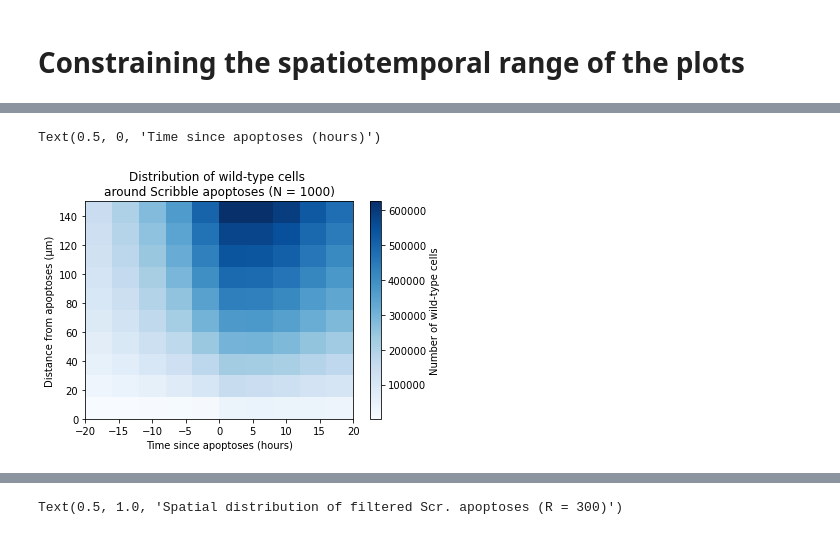
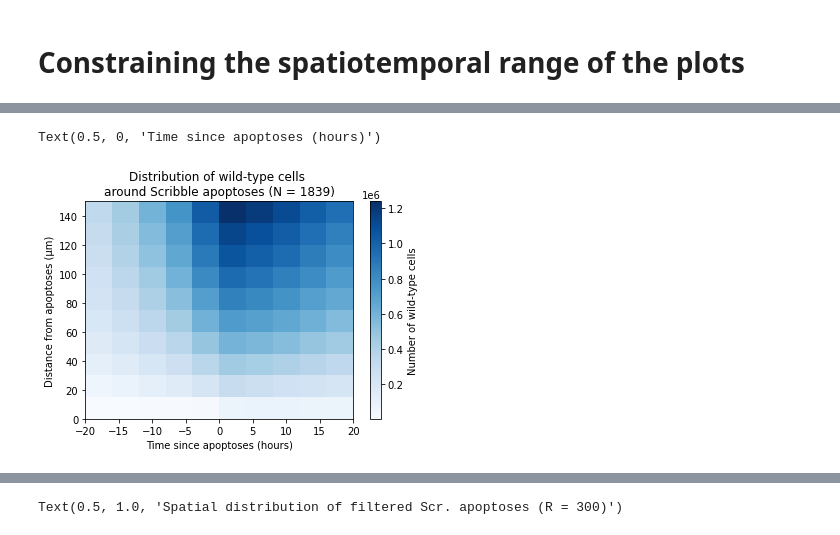
Before and after one commit to nthndy/cell-comp-analysis, a Jupyter notebook: radial_analysis/radial_analysis_lite.ipynb, the cells around one changed output, grey strips where cells are left out. Cells and saved outputs as stored; diff of their text form; code cells hidden in the pictures.

Commit message:
important plotting and data vis update

```diff
--- a/radial_analysis/radial_analysis_lite.ipynb
+++ b/radial_analysis/radial_analysis_lite.ipynb
@@ -363,6 +460,7 @@ Number of focal cells included in cumulative scan: 1025
 # %%
 N_cells_df = load_radial_df(cell_count_files,
-                            R = None,
-                            crop_amount = crop_amount,
-                            streamline = True) ### N_cells is large so streamlining advised
+                            R = 300,
+                            crop_amount = 20,
+                            streamline = True,
+                           strict_filtering=True) ### N_cells is large so streamlining advised
 # %% [output]
@@ -474,13 +592,13 @@ Text(0.5, 0, 'Time since apoptoses (hours)')
 # %%
 N_cells, xedges, yedges, _ = plt.hist2d(N_cells_constrained_df['Time since apoptosis'], N_cells_constrained_df['Distance from apoptosis'],
                       bins=bins, cmap='Blues')
 plt.colorbar(label = 'Number of wild-type cells')
-plt.title('Distribution of wild-type cells \naround Scribble apoptoses (N = 1000)')
+plt.title('Distribution of wild-type cells \naround Scribble apoptoses (N = 1839)')
 plt.ylabel('Distance from apoptoses (μm)')
 plt.xlabel('Time since apoptoses (hours)')
 # %% [output]
 Text(0.5, 0, 'Time since apoptoses (hours)')
-[figure, old version]
+[figure, new version]
 # %%
 P_events = N_events/N_cells
 pc = plt.pcolormesh(xedges, yedges, P_events.T, cmap = 'Blues')
```
Also changed, not shown: parts of 87 cells of this notebook, 1 other file.
